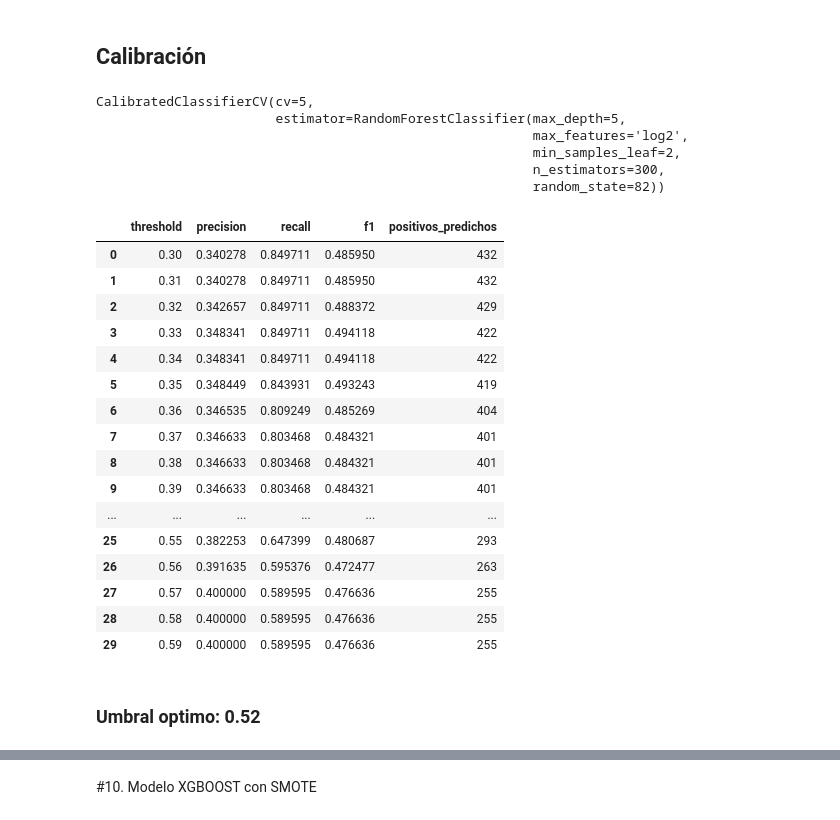
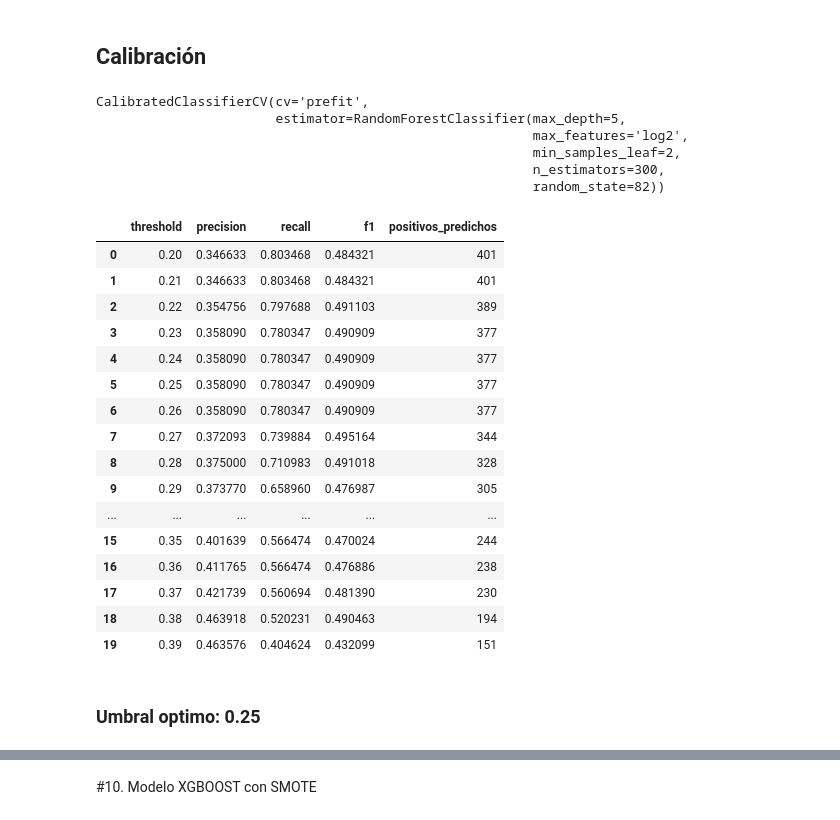
Before and after one commit to GuilleLondero/churn_insight_hackathon, a Jupyter notebook: data_science/notebooks/optimizacion_modelos.ipynb, the cells around one changed output, grey strips where cells are left out. Cells and saved outputs as stored; diff of their text form; code cells hidden in the pictures.

```diff
--- a/data_science/notebooks/optimizacion_modelos.ipynb
+++ b/data_science/notebooks/optimizacion_modelos.ipynb
@@ -897,5 +897,5 @@ lr_calibrado_no_smote = CalibratedClassifierCV(
 )
 # %%
 # Entrenando el calibrador
-lr_calibrado_no_smote.fit(X_train_normalize, y_train)
+lr_calibrado_no_smote.fit(X_val_normalize, y_val)
 # %% [output]
@@ -906,7 +906,7 @@ CalibratedClassifierCV(cv=5,
                                                     random_state=82,
                                                     solver='liblinear'))
 # %%
-y_proba_cal = lr_calibrado_no_smote.predict_proba(X_val)[:, 1]
+y_proba_cal = lr_calibrado_no_smote.predict_proba(X_val_normalize)[:, 1]
 # %%
 y_proba_cal.min(), y_proba_cal.max()
 # %% [output]
@@ -1292,12 +1292,12 @@ print(calcularMetricas(y_val, y_pred))
 rf_calibrado = CalibratedClassifierCV(
     estimator = modelo_rf,
     method = 'sigmoid',
-    cv = 5
+    cv = "prefit"
 )
 # %%
-rf_calibrado.fit(X_train_smote, y_train_smote)
+rf_calibrado.fit(X_val, y_val)
 # %% [output]
-CalibratedClassifierCV(cv=5,
+CalibratedClassifierCV(cv='prefit',
                        estimator=RandomForestClassifier(max_depth=5,
                                                         max_features='log2',
                                                         min_samples_leaf=2,
@@ -1306,41 +1306,41 @@ CalibratedClassifierCV(cv=5,
 # %%
 y_proba_cal = rf_calibrado.predict_proba(X_val)[:, 1]
 # %%
-thresholds = np.arange(0.3, 0.6, 0.01)
+thresholds = np.arange(0.2, 0.4, 0.01)
 
 rows = []
 
 for t in thresholds:
     y_pred = (y_proba_cal >= t).astype(int)
 
     rows.append({
         "threshold": t,
         "precision": precision_score(y_val, y_pred, zero_division=0),
         "recall": recall_score(y_val, y_pred),
         "f1": f1_score(y_val, y_pred),
         "positivos_predichos": y_pred.sum()
     })
 
 df_thresholds = pd.DataFrame(rows)
 df_thresholds
 # %% [output]
 |  | threshold | precision | recall | f1 | positivos_predichos |
-| 0 | 0.30 | 0.340278 | 0.849711 | 0.485950 | 432 |
-| 1 | 0.31 | 0.340278 | 0.849711 | 0.485950 | 432 |
-| 2 | 0.32 | 0.342657 | 0.849711 | 0.488372 | 429 |
-| 3 | 0.33 | 0.348341 | 0.849711 | 0.494118 | 422 |
-| 4 | 0.34 | 0.348341 | 0.849711 | 0.494118 | 422 |
-| 5 | 0.35 | 0.348449 | 0.843931 | 0.493243 | 419 |
-| 6 | 0.36 | 0.346535 | 0.809249 | 0.485269 | 404 |
-| 7 | 0.37 | 0.346633 | 0.803468 | 0.484321 | 401 |
-| 8 | 0.38 | 0.346633 | 0.803468 | 0.484321 | 401 |
-| 9 | 0.39 | 0.346633 | 0.803468 | 0.484321 | 401 |
+| 0 | 0.20 | 0.346633 | 0.803468 | 0.484321 | 401 |
+| 1 | 0.21 | 0.346633 | 0.803468 | 0.484321 | 401 |
+| 2 | 0.22 | 0.354756 | 0.797688 | 0.491103 | 389 |
+| 3 | 0.23 | 0.358090 | 0.780347 | 0.490909 | 377 |
+| 4 | 0.24 | 0.358090 | 0.780347 | 0.490909 | 377 |
+| 5 | 0.25 | 0.358090 | 0.780347 | 0.490909 | 377 |
+| 6 | 0.26 | 0.358090 | 0.780347 | 0.490909 | 377 |
+| 7 | 0.27 | 0.372093 | 0.739884 | 0.495164 | 344 |
+| 8 | 0.28 | 0.375000 | 0.710983 | 0.491018 | 328 |
+| 9 | 0.29 | 0.373770 | 0.658960 | 0.476987 | 305 |
 | ... | ... | ... | ... | ... | ... |
-| 25 | 0.55 | 0.382253 | 0.647399 | 0.480687 | 293 |
-| 26 | 0.56 | 0.391635 | 0.595376 | 0.472477 | 263 |
-| 27 | 0.57 | 0.400000 | 0.589595 | 0.476636 | 255 |
-| 28 | 0.58 | 0.400000 | 0.589595 | 0.476636 | 255 |
-| 29 | 0.59 | 0.400000 | 0.589595 | 0.476636 | 255 |
+| 15 | 0.35 | 0.401639 | 0.566474 | 0.470024 | 244 |
+| 16 | 0.36 | 0.411765 | 0.566474 | 0.476886 | 238 |
+| 17 | 0.37 | 0.421739 | 0.560694 | 0.481390 | 230 |
+| 18 | 0.38 | 0.463918 | 0.520231 | 0.490463 | 194 |
+| 19 | 0.39 | 0.463576 | 0.404624 | 0.432099 | 151 |
 # %% [markdown]
-### Umbral optimo: 0.52
+### Umbral optimo: 0.25
 # %%
```
Also changed, not shown: parts of 32 cells of this notebook.
